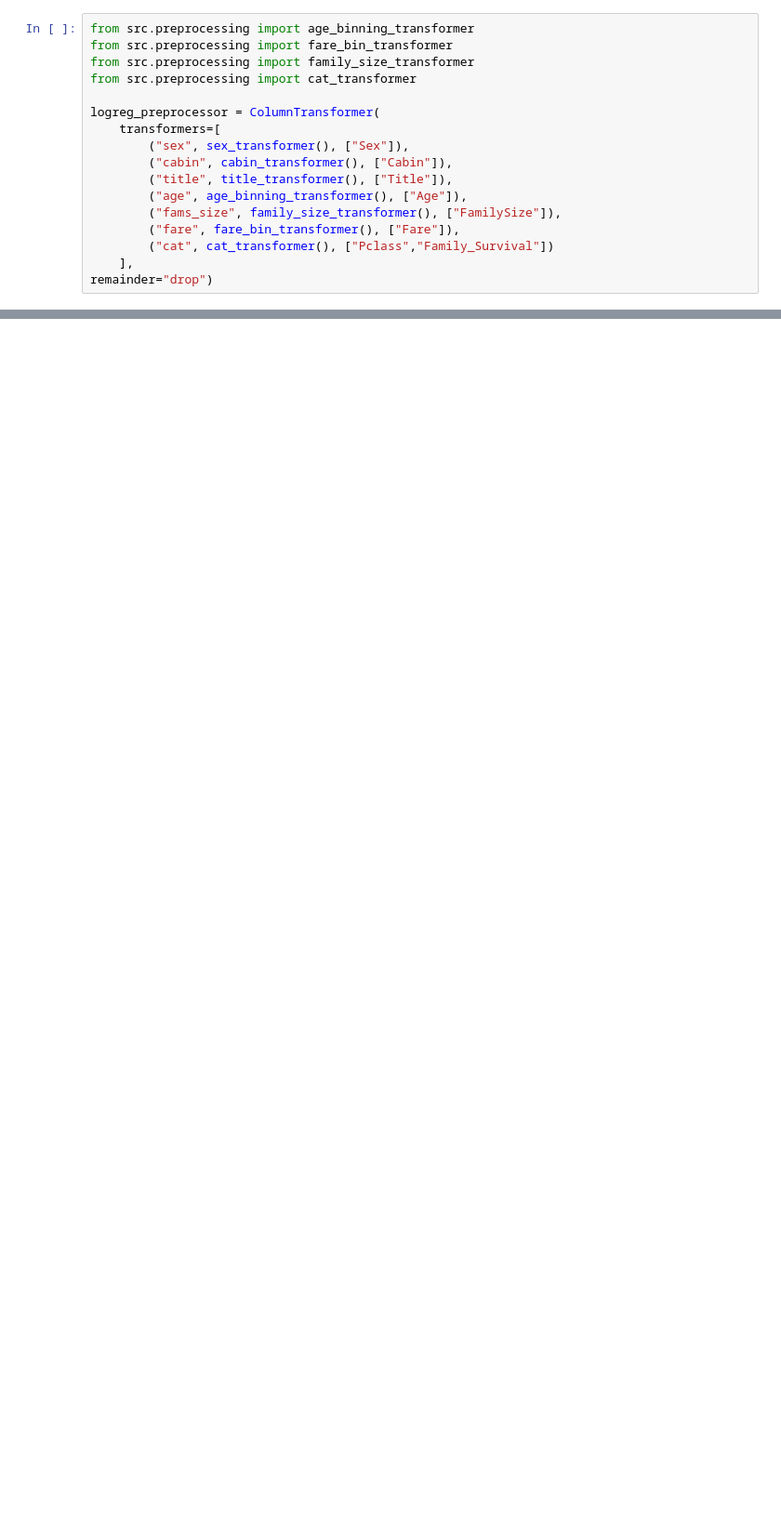
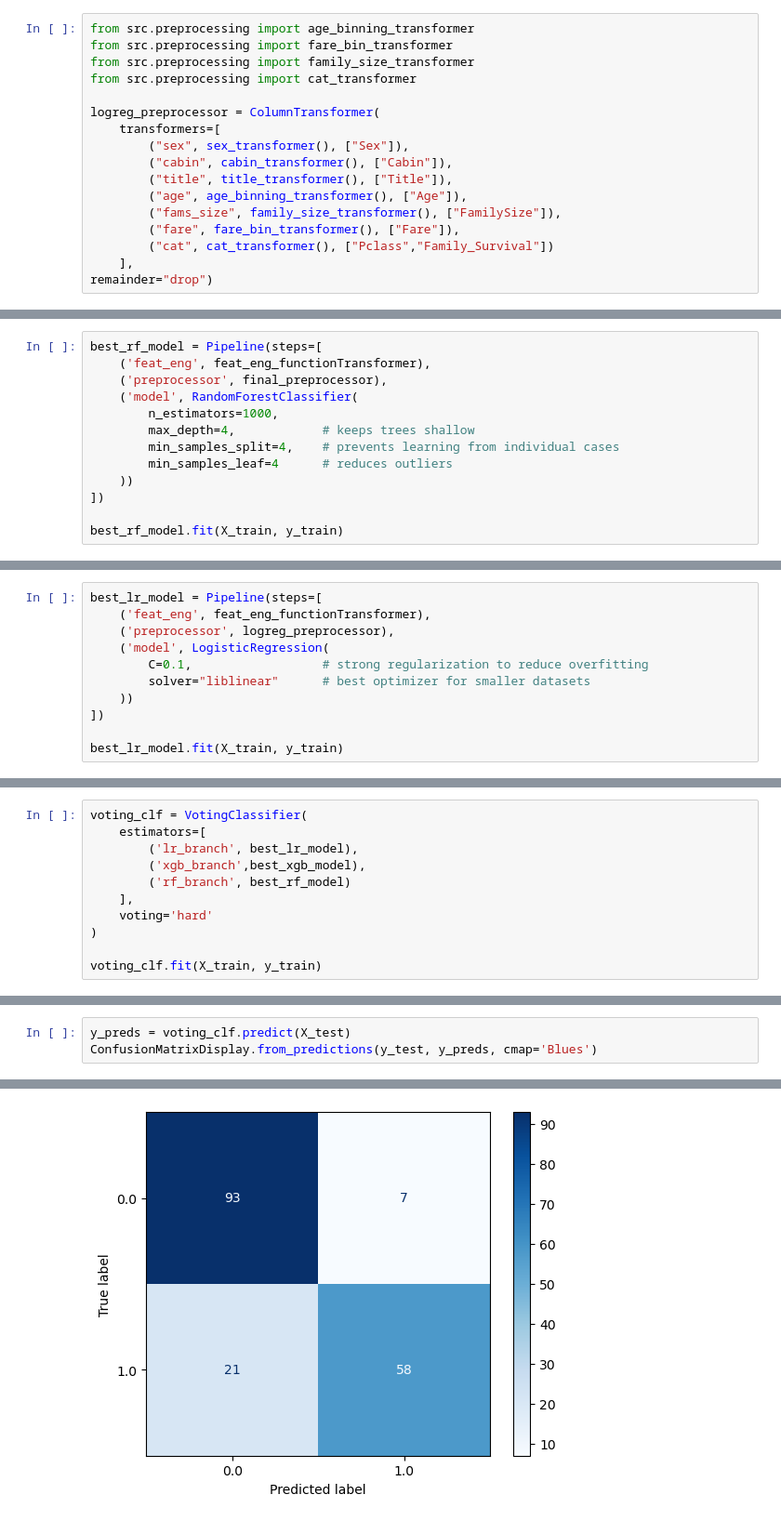
Before and after one commit to Jobo0/titanic-ensemble-classifier, a Jupyter notebook: 02_Final_Pipeline.ipynb, the cells around one changed output, grey strips where cells are left out. Shown at 93% size. Saved outputs shown, nothing was run; the diff lists cells and outputs as text; blank space fills up the shorter version.

```diff
--- a/02_Final_Pipeline.ipynb
+++ b/02_Final_Pipeline.ipynb
@@ -232,0 +343,13 @@ param_grid_lr = [
+# %%
+best_rf_model = Pipeline(steps=[
+    ('feat_eng', feat_eng_functionTransformer),
+    ('preprocessor', final_preprocessor),
+    ('model', RandomForestClassifier(
+        n_estimators=1000,
+        max_depth=4,            # keeps trees shallow
+        min_samples_split=4,    # prevents learning from individual cases
+        min_samples_leaf=4      # reduces outliers
+    ))
+])
+
+best_rf_model.fit(X_train, y_train)
@@ -232,0 +374,11 @@ param_grid_lr = [
+# %%
+best_lr_model = Pipeline(steps=[
+    ('feat_eng', feat_eng_functionTransformer),
+    ('preprocessor', logreg_preprocessor),
+    ('model', LogisticRegression(
+        C=0.1,                  # strong regularization to reduce overfitting
+        solver="liblinear"      # best optimizer for smaller datasets
+    ))
+])
+
+best_lr_model.fit(X_train, y_train)
@@ -232,0 +409,11 @@ param_grid_lr = [
+# %%
+voting_clf = VotingClassifier(
+    estimators=[
+        ('lr_branch', best_lr_model),
+        ('xgb_branch',best_xgb_model),
+        ('rf_branch', best_rf_model)
+    ],
+    voting='hard'
+)
+
+voting_clf.fit(X_train, y_train)
@@ -232,0 +447,4 @@ param_grid_lr = [
+# %%
+y_preds = voting_clf.predict(X_test)
+ConfusionMatrixDisplay.from_predictions(y_test, y_preds, cmap='Blues')
+# %% [output]
@@ -232,0 +452 @@ param_grid_lr = [
+[figure, added]
```
Also changed, not shown: parts of 18 cells of this notebook, 3 other files.
